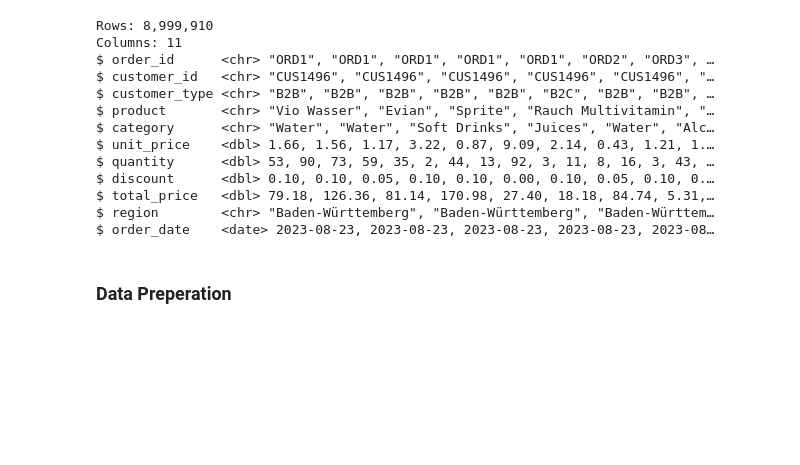
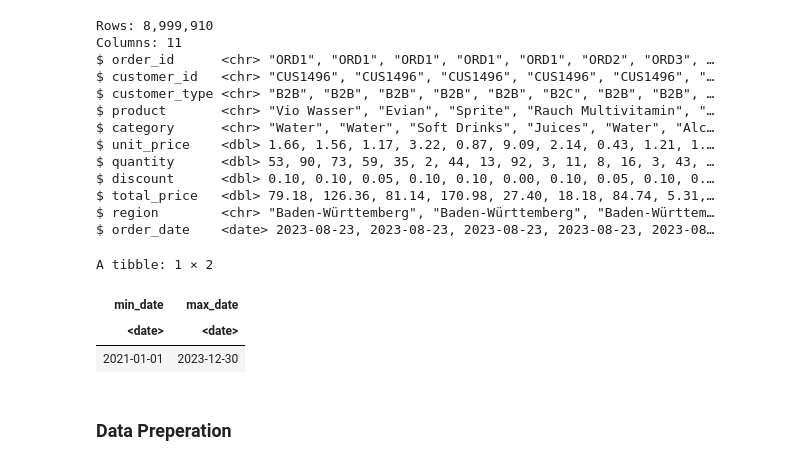
Before and after one commit to koggan98/MarkFor, a Jupyter notebook: markfor_analysis_notebook.ipynb, the cells around one changed output. Saved outputs shown, nothing was run; the diff lists cells and outputs as text; code cells hidden in the pictures; blank space fills up the shorter version.

```diff
--- a/markfor_analysis_notebook.ipynb
+++ b/markfor_analysis_notebook.ipynb
@@ -70,6 +76,17 @@ $ discount      <dbl> 0.10, 0.10, 0.05, 0.10, 0.10, 0.00, 0.10, 0.05, 0.10, 0.
 $ total_price   <dbl> 79.18, 126.36, 81.14, 170.98, 27.40, 18.18, 84.74, 5.31,…
 $ region        <chr> "Baden-Württemberg", "Baden-Württemberg", "Baden-Württem…
 $ order_date    <date> 2023-08-23, 2023-08-23, 2023-08-23, 2023-08-23, 2023-08…
+# %%
+df %>%
+  summarise(
+    min_date = min(order_date, na.rm = TRUE),
+    max_date = max(order_date, na.rm = TRUE)
+  )
+# %% [output]
+A tibble: 1 × 2
+| min_date | max_date |
+| <date> | <date> |
+| 2021-01-01 | 2023-12-30 |
 # %% [markdown]
 ### Data Preperation
 # %%
```
Also changed, not shown: parts of 4 cells of this notebook, 2 other files.
